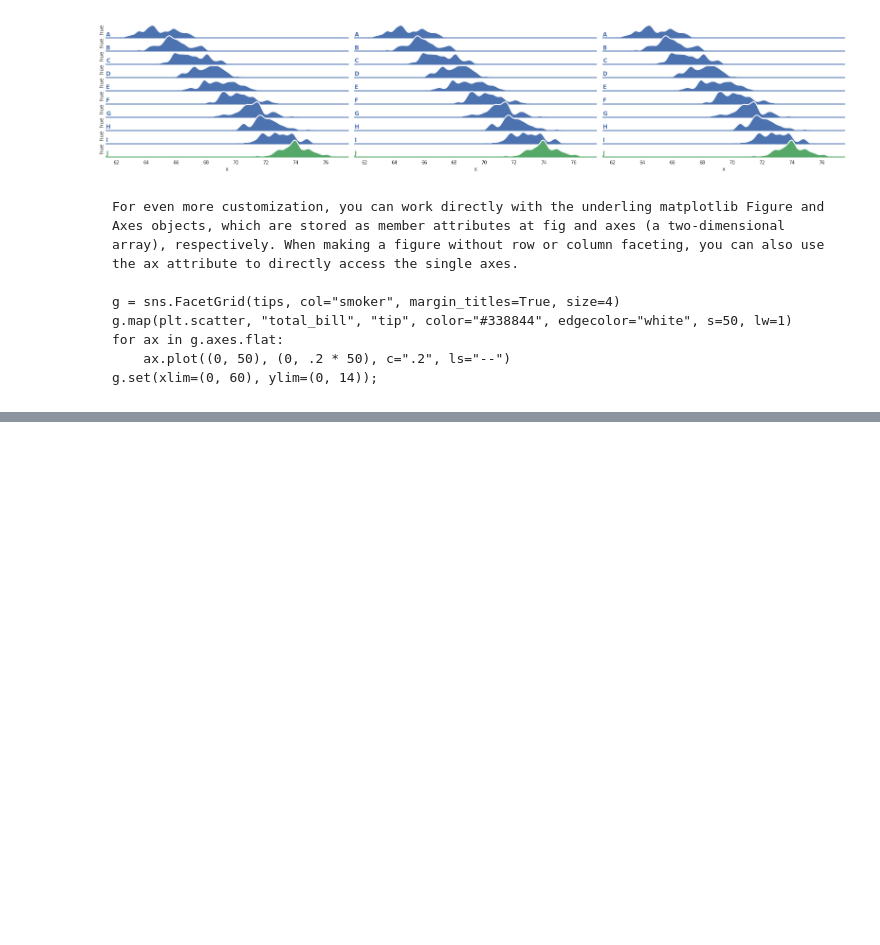
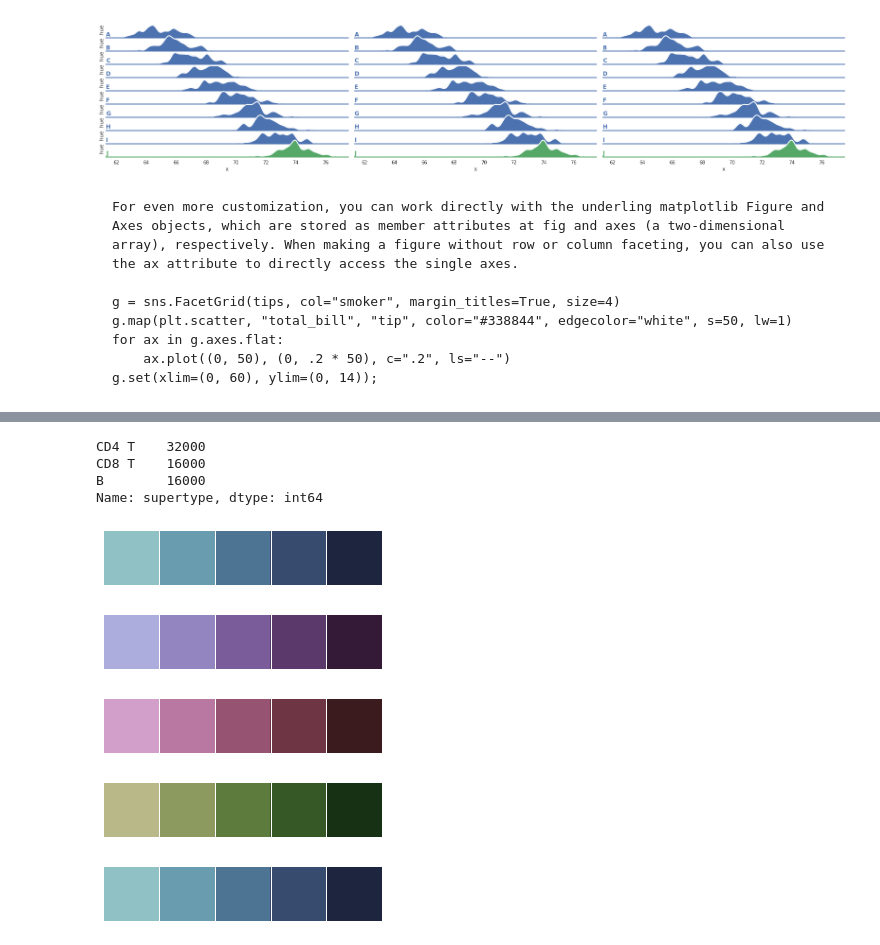
Before and after one commit to hammerlab/immune-infiltrate-explorations, a Jupyter notebook: model-single-origin-samples/2.1.2 Standard result processing.ipynb, the cells around one changed output, grey strips where cells are left out. Saved outputs shown, nothing was run; the diff lists cells and outputs as text; code cells hidden in the pictures; blank space fills up the shorter version.

Commit message:
making new figure

```diff
--- a/model-single-origin-samples/2.1.2 Standard result processing.ipynb
+++ b/model-single-origin-samples/2.1.2 Standard result processing.ipynb
@@ -604,0 +638,28 @@ g.set(xlim=(0, 60), ylim=(0, 14));
+# %%
+grp['supertype'] = grp['subset_name'].apply(lambda x: 'CD4 T' if 'CD4' in x else 'CD8 T' if 'CD8' in x else 'B')
+grp.supertype.value_counts()
+# %% [output]
+CD4 T    32000
+CD8 T    16000
+B        16000
+Name: supertype, dtype: int64
+# %%
+sns.palplot(sns.cubehelix_palette(5, start=0, rot=-.25, light=.7))
+# %% [output]
+[figure, added]
+# %%
+sns.palplot(sns.cubehelix_palette(5, start=0.5, rot=-.25, light=.7))
+# %% [output]
+[figure, added]
+# %%
+sns.palplot(sns.cubehelix_palette(5, start=1, rot=-.25, light=.7))
+# %% [output]
+[figure, added]
+# %%
+sns.palplot(sns.cubehelix_palette(5, start=2, rot=-.25, light=.7))
+# %% [output]
+[figure, added]
+# %%
+sns.palplot(sns.cubehelix_palette(5, start=3, rot=-.25, light=.7))
+# %% [output]
+[figure, added]
```
Also changed, not shown: parts of 11 cells of this notebook.
